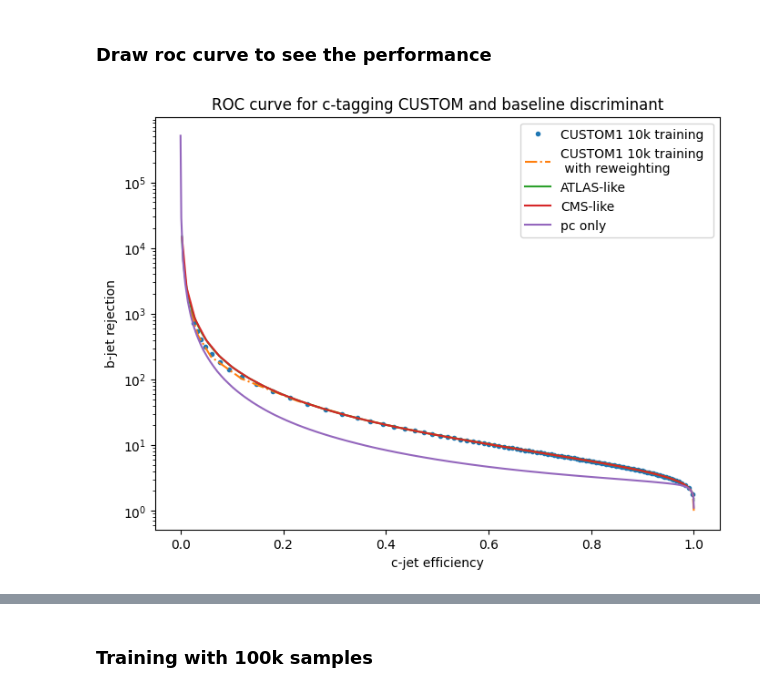
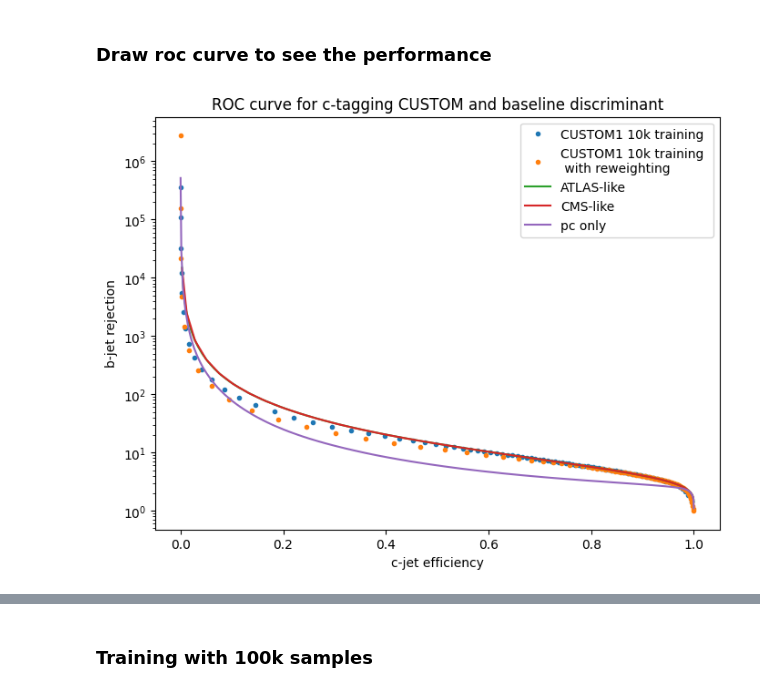
Before and after one commit to hairlessdevil/custom, a Jupyter notebook: custom_proto.ipynb, the cells around one changed output, grey strips where cells are left out. Cells and saved outputs as stored; diff of their text form; code cells hidden in the pictures.

Commit message:
finish ratio plot

```diff
--- a/custom_proto.ipynb
+++ b/custom_proto.ipynb
@@ -34,6 +34,7 @@ class custom1(nn.Module):
         x = nn.ReLU()(self.input(x))
         x = nn.Tanh()(self.layer0(x))
         x = nn.ReLU()(self.layer1(x))
+        x = nn.Dropout(p=0.4)(x)
         x = nn.ReLU()(self.layer2(x))
         output = nn.Sigmoid()(self.output(x))
         return output
@@ -218,7 +219,7 @@ exponentially decaying learning rate with gamma = 0.9 <br>
 # %%
 #prepare training dataset
 torch.manual_seed(114514)
-X_train, y_train = X_train_full[110000:120000, :], y_train_full[110000:120000]
+X_train, y_train = X_train_full[:10000, :], y_train_full[:10000]
 
 dataset_train = torch.utils.data.TensorDataset(torch.from_numpy(X_train), torch.from_numpy(y_train))
 dataset_vali = torch.utils.data.TensorDataset(torch.from_numpy(X_vali), torch.from_numpy(y_vali))
@@ -394,7 +392,7 @@ c_CUSTOM1_10k = pred_label_10k[pred_label_10k[:, 1] == 1]
 b_len, c_len = b_CUSTOM1_10k.shape[0], c_CUSTOM1_10k.shape[0]
 print(np.max(b_CUSTOM1_10k[:,0]), np.min(b_CUSTOM1_10k[:,0]), np.max(c_CUSTOM1_10k[:,0]), np.min(c_CUSTOM1_10k[:,0]))
 
-thresh_CUSTOM1_10k = np.linspace(0.01, 0.66, 100)
+thresh_CUSTOM1_10k = np.linspace(0.01, 0.67, 100)
 b_eff_CUSTOM1_10k = np.array([np.count_nonzero((b_CUSTOM1_10k[:, 0] > thresh)) for thresh in thresh_CUSTOM1_10k])/b_len
 c_eff_CUSTOM1_10k = np.array([np.count_nonzero((c_CUSTOM1_10k[:, 0] > thresh)) for thresh in thresh_CUSTOM1_10k])/c_len
 b_rej_CUSTOM1_10k = 1/b_eff_CUSTOM1_10k
@@ -597,7 +596,7 @@ c_CUSTOM1_10k_rw = pred_label_10k_rw[pred_label_10k_rw[:, 1] == 1]
 b_len, c_len = b_CUSTOM1_10k_rw.shape[0], c_CUSTOM1_10k_rw.shape[0]
 print(np.max(b_CUSTOM1_10k_rw[:,0]), np.min(b_CUSTOM1_10k_rw[:,0]), np.max(c_CUSTOM1_10k_rw[:,0]), np.min(c_CUSTOM1_10k_rw[:,0]))
 
-thresh_CUSTOM1_10k_rw = np.linspace(0.02, 0.90, 100)
+thresh_CUSTOM1_10k_rw = np.linspace(0.01, 0.96, 100)
 b_eff_CUSTOM1_10k_rw = np.array([np.count_nonzero((b_CUSTOM1_10k_rw[:, 0] > thresh)) for thresh in thresh_CUSTOM1_10k_rw])/b_len
 c_eff_CUSTOM1_10k_rw = np.array([np.count_nonzero((c_CUSTOM1_10k_rw[:, 0] > thresh)) for thresh in thresh_CUSTOM1_10k_rw])/c_len
 b_rej_CUSTOM1_10k_rw = 1/b_eff_CUSTOM1_10k_rw
@@ -608,16 +624,16 @@ b_rej_CUSTOM1_10k_rw = 1/b_eff_CUSTOM1_10k_rw
 # %%
 plt.figure(figsize=(8,6), dpi=100)
 plt.plot(c_eff_CUSTOM1_10k, b_rej_CUSTOM1_10k, ".", label = "CUSTOM1 10k training")
-plt.plot(c_eff_CUSTOM1_10k_rw, b_rej_CUSTOM1_10k_rw, "-.", label = "CUSTOM1 10k training \n with reweighting")
+plt.plot(c_eff_CUSTOM1_10k_rw, b_rej_CUSTOM1_10k_rw, ".", label = "CUSTOM1 10k training \n with reweighting")
 #plt.plot(c_eff_CUSTOM1_100k, b_rej_CUSTOM1_100k, ".", label = "CUSTOM1 100k training \n with reweighting")
 plt.plot(c_eff_ATLAS, b_rej_ATLAS,  label = "ATLAS-like")
 plt.plot(c_eff_CMS, b_rej_CMS, label = "CMS-like")
 plt.plot(c_eff_pc, b_rej_pc, label = "pc only")
 plt.yscale("log", base = 10)
 plt.xlabel("c-jet efficiency")
 plt.ylabel("b-jet rejection")
 plt.title("ROC curve for c-tagging CUSTOM and baseline discriminant")
 plt.legend()
 plt.show()
 # %% [output]
-[figure, old version]
+[figure, new version]
```
Also changed, not shown: parts of 23 cells of this notebook.
